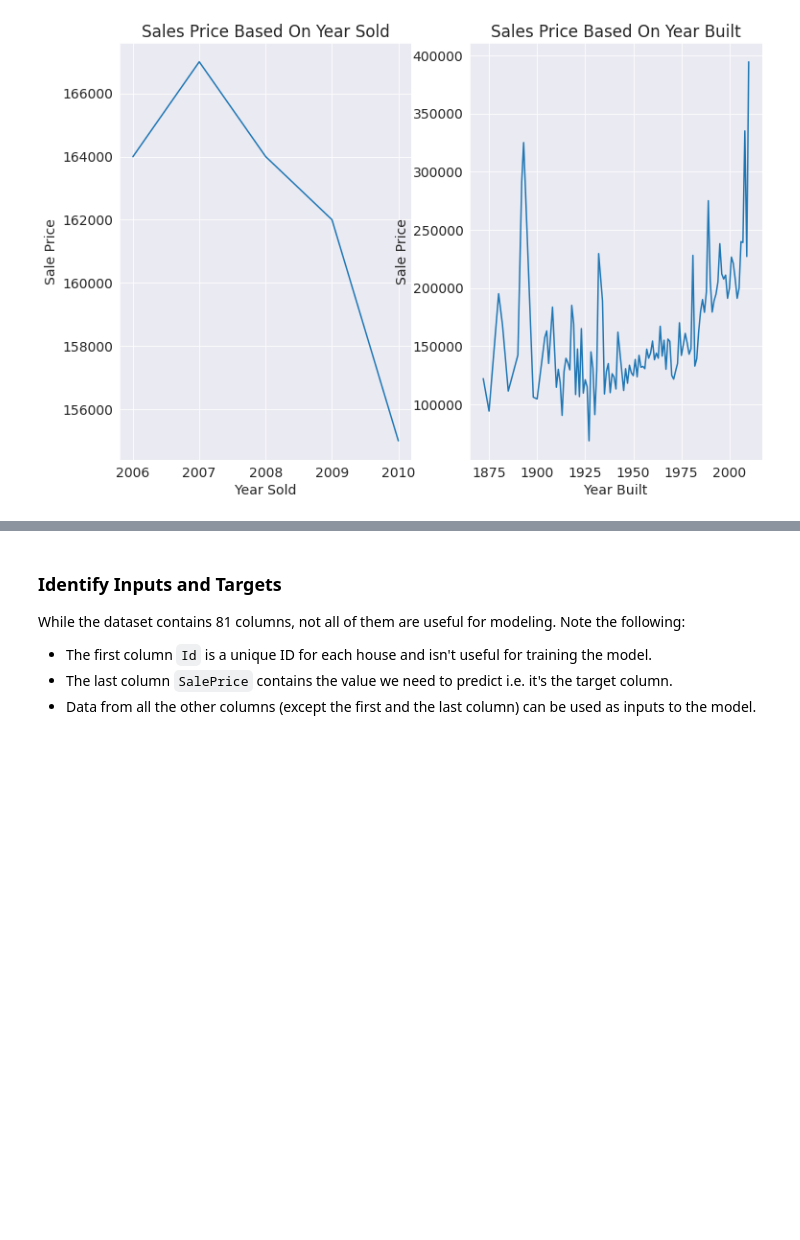
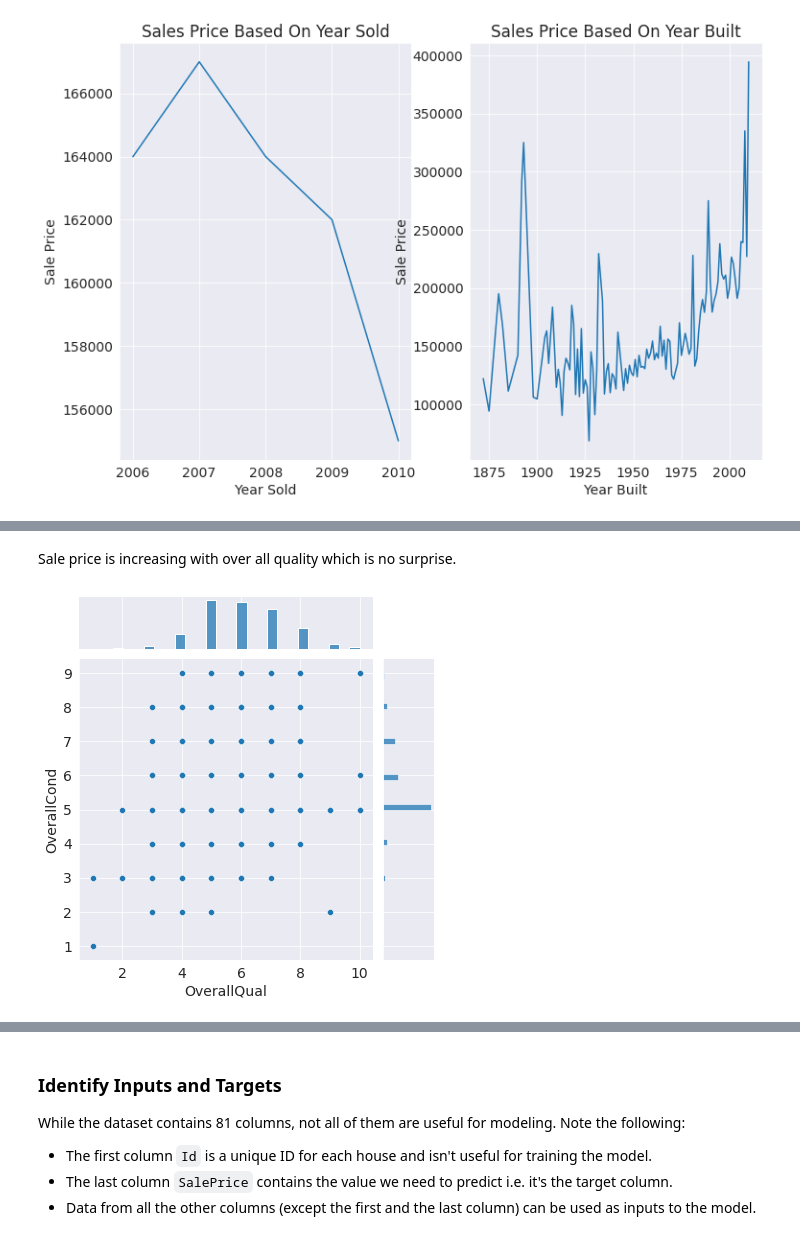
Before and after one commit to prasadposture/House-Prices---Advanced-Regression-Techniques, a Jupyter notebook: House Price Predictions.ipynb, the cells around one changed output, grey strips where cells are left out. Drawn from its saved outputs; the diff is of its cells as text; code cells hidden in the pictures; blank space fills up the shorter version.

```diff
--- a/House Price Predictions.ipynb
+++ b/House Price Predictions.ipynb
@@ -103,0 +109,6 @@ More EDA Coming Soon..
+# %% [markdown]
+Sale price is increasing with over all quality which is no surprise.
+# %%
+sns.jointplot(x=prices_df['OverallQual'], y=prices_df['OverallCond']);
+# %% [output]
+[figure, added]
```
Also changed, not shown: parts of 24 cells of this notebook.
